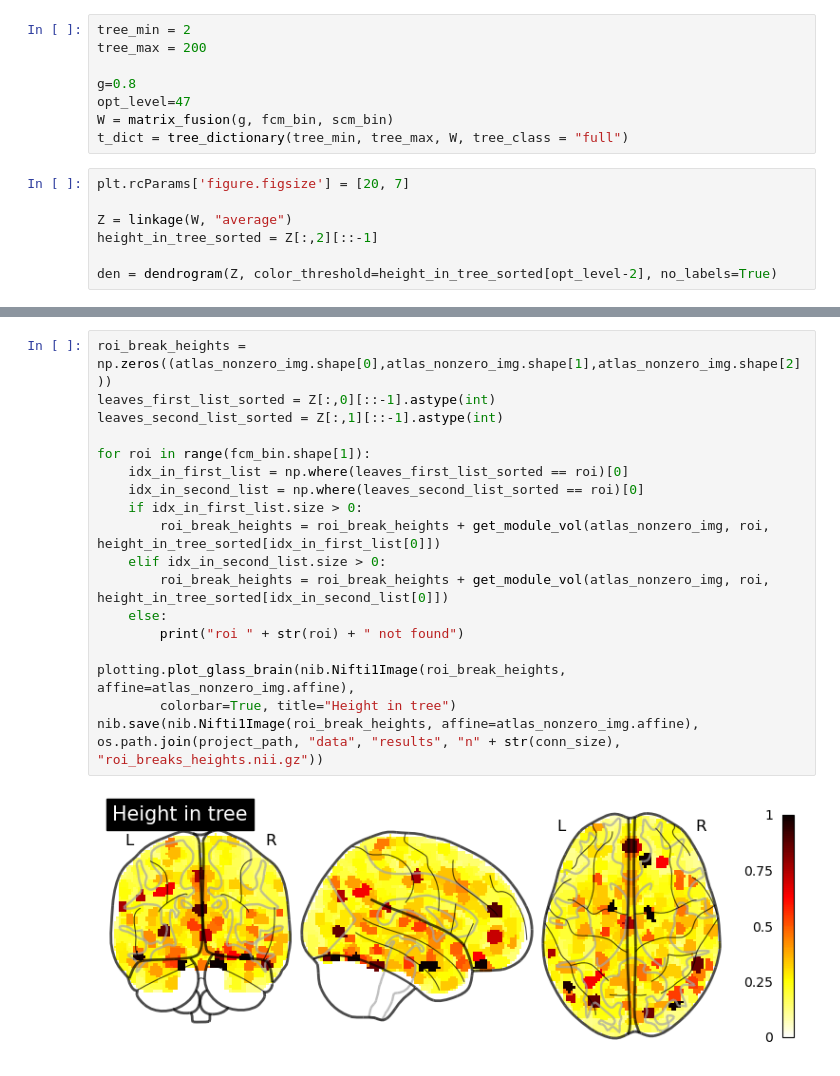
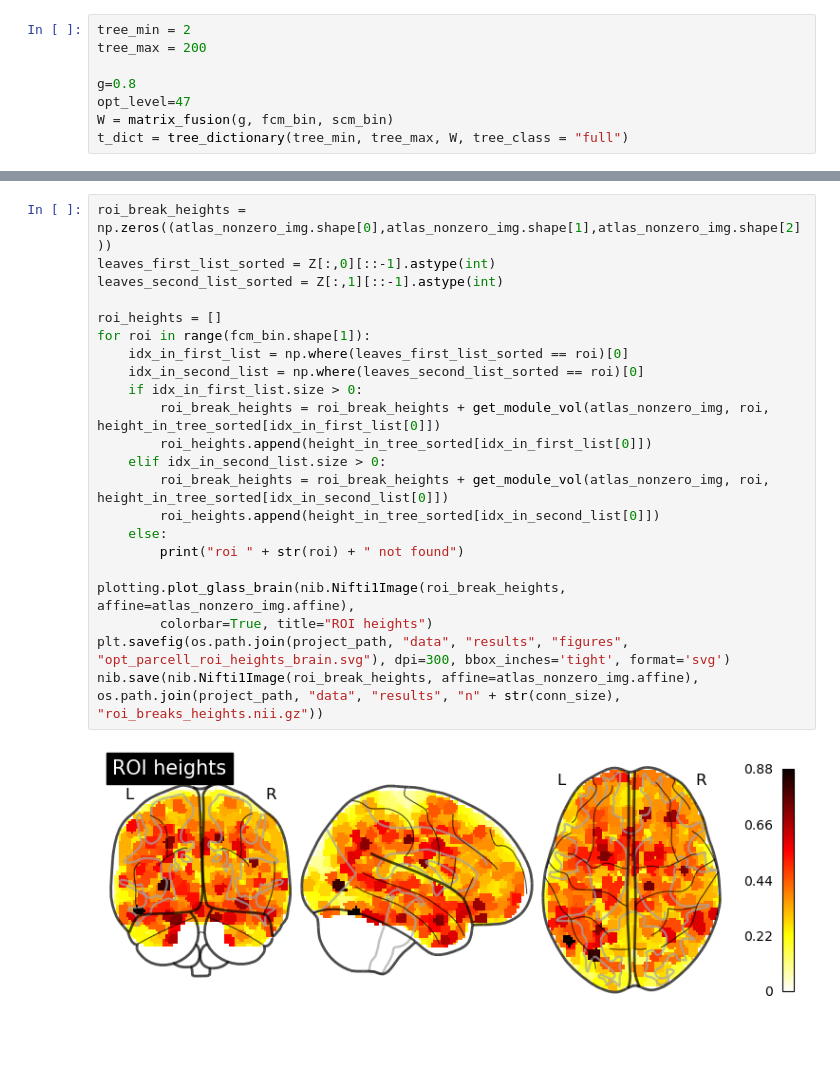
Before and after one commit to compneurobilbao/bha2, a Jupyter notebook: notebooks/05-tree-measures-for-optimal-parcellation.ipynb, the cells around one changed output, grey strips where cells are left out. Drawn from its saved outputs; the diff is of its cells as text; blank space fills up the shorter version.

```diff
--- a/notebooks/05-tree-measures-for-optimal-parcellation.ipynb
+++ b/notebooks/05-tree-measures-for-optimal-parcellation.ipynb
@@ -70,10 +75,3 @@ g=0.8
 opt_level=47
 W = matrix_fusion(g, fcm_bin, scm_bin)
 t_dict = tree_dictionary(tree_min, tree_max, W, tree_class = "full")
-# %%
-plt.rcParams['figure.figsize'] = [20, 7]
-
-Z = linkage(W, "average")
-height_in_tree_sorted = Z[:,2][::-1]
-
-den = dendrogram(Z, color_threshold=height_in_tree_sorted[opt_level-2], no_labels=True)
@@ -82,20 +192,24 @@ den = dendrogram(Z, color_threshold=height_in_tree_sorted[opt_level-2], no_label
 # %%
 roi_break_heights = np.zeros((atlas_nonzero_img.shape[0],atlas_nonzero_img.shape[1],atlas_nonzero_img.shape[2]))
 leaves_first_list_sorted = Z[:,0][::-1].astype(int)
 leaves_second_list_sorted = Z[:,1][::-1].astype(int)
 
+roi_heights = []
 for roi in range(fcm_bin.shape[1]):
     idx_in_first_list = np.where(leaves_first_list_sorted == roi)[0]
     idx_in_second_list = np.where(leaves_second_list_sorted == roi)[0]
     if idx_in_first_list.size > 0:
         roi_break_heights = roi_break_heights + get_module_vol(atlas_nonzero_img, roi, height_in_tree_sorted[idx_in_first_list[0]])
+        roi_heights.append(height_in_tree_sorted[idx_in_first_list[0]])
     elif idx_in_second_list.size > 0:
         roi_break_heights = roi_break_heights + get_module_vol(atlas_nonzero_img, roi, height_in_tree_sorted[idx_in_second_list[0]])
+        roi_heights.append(height_in_tree_sorted[idx_in_second_list[0]])
     else:
         print("roi " + str(roi) + " not found")
 
 plotting.plot_glass_brain(nib.Nifti1Image(roi_break_heights, affine=atlas_nonzero_img.affine),
-        colorbar=True, title="Height in tree")
+        colorbar=True, title="ROI heights")
+plt.savefig(os.path.join(project_path, "data", "results", "figures", "opt_parcell_roi_heights_brain.svg"), dpi=300, bbox_inches='tight', format='svg')
 nib.save(nib.Nifti1Image(roi_break_heights, affine=atlas_nonzero_img.affine),  os.path.join(project_path, "data", "results", "n" + str(conn_size), "roi_breaks_heights.nii.gz"))
 # %% [output]
-[figure, old version]
+[figure, new version]
```
Also changed, not shown: parts of 22 cells of this notebook, 7 other files.
